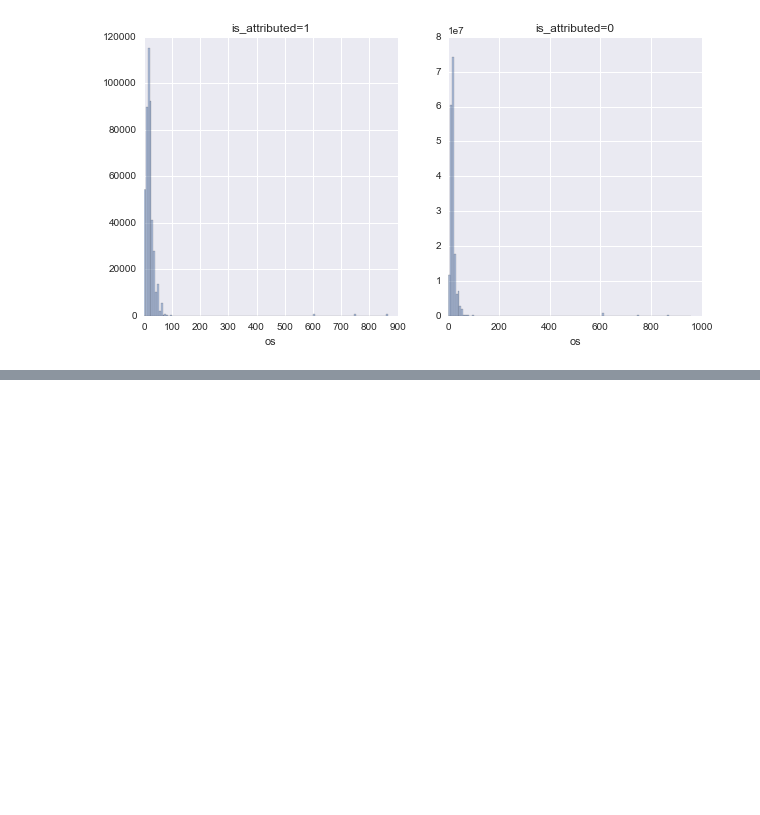
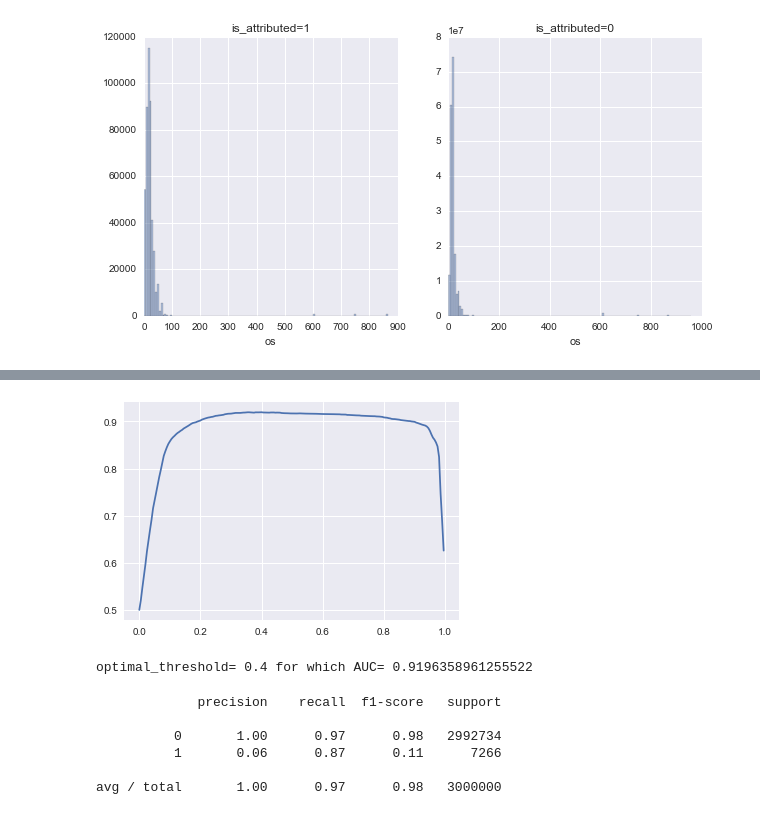
Before and after one commit to prraj67/ad_traffic_fraud, a Jupyter notebook: Adfraud_akshay.ipynb, the cells around one changed output, grey strips where cells are left out. Saved outputs shown, nothing was run; the diff lists cells and outputs as text; code cells hidden in the pictures; blank space fills up the shorter version.

```diff
--- a/Adfraud_akshay.ipynb
+++ b/Adfraud_akshay.ipynb
@@ -224,0 +753,12 @@ train_df['os'].nunique()
+# %%
+xgb_clf = xgb.XGBClassifier(learning_rate =0.1,
+ n_estimators=1000,
+ max_depth=5,
+ min_child_weight=1,
+ gamma=0,
+ subsample=0.8,
+ colsample_bytree=0.8,
+ objective= 'binary:logistic',
+ nthread=4,
+ scale_pos_weight=1,
+ seed=27)
@@ -224,0 +767,2 @@ train_df['os'].nunique()
+# %%
+xgb_clf.fit(train_df_2, train_df_2_Y['actual'])
@@ -224,0 +793,4 @@ train_df['os'].nunique()
+# %%
+cutoff = 0.2
+
+pred_prob_labels = (test_pred_Y_prob[:,1]>cutoff).astype('int')
@@ -224,0 +799,2 @@ train_df['os'].nunique()
+# %%
+test_pred_Y_prob=xgb_clf.predict_proba(test_df_2)
@@ -224,0 +807,15 @@ train_df['os'].nunique()
+# %%
+auc=[]
+thres=[]
+
+for cutoff in np.arange(0,1,0.005):
+    y_test_pred=(test_pred_Y_prob[:,1]>cutoff).astype('int')
+    a=metrics.roc_auc_score(test_df_2_Y['actual'],y_test_pred)
+    auc.append(a)
+    thres.append(cutoff)
+plt.plot(thres,auc)
+plt.show()
+print ('optimal_threshold=',thres[auc.index(max(auc))], 'for which AUC=',max(auc))
+# %% [output]
+[figure, added]
+optimal_threshold= 0.4 for which AUC= 0.9196358961255522
@@ -224,0 +826,9 @@ train_df['os'].nunique()
+# %%
+print (metrics.classification_report(test_df_2_Y['actual'],pred_prob_labels))
+# %% [output]
+             precision    recall  f1-score   support
+
+          0       1.00      0.97      0.98   2992734
+          1       0.06      0.87      0.11      7266
+
+avg / total       1.00      0.97      0.98   3000000
```
Also changed, not shown: parts of 119 cells of this notebook.
